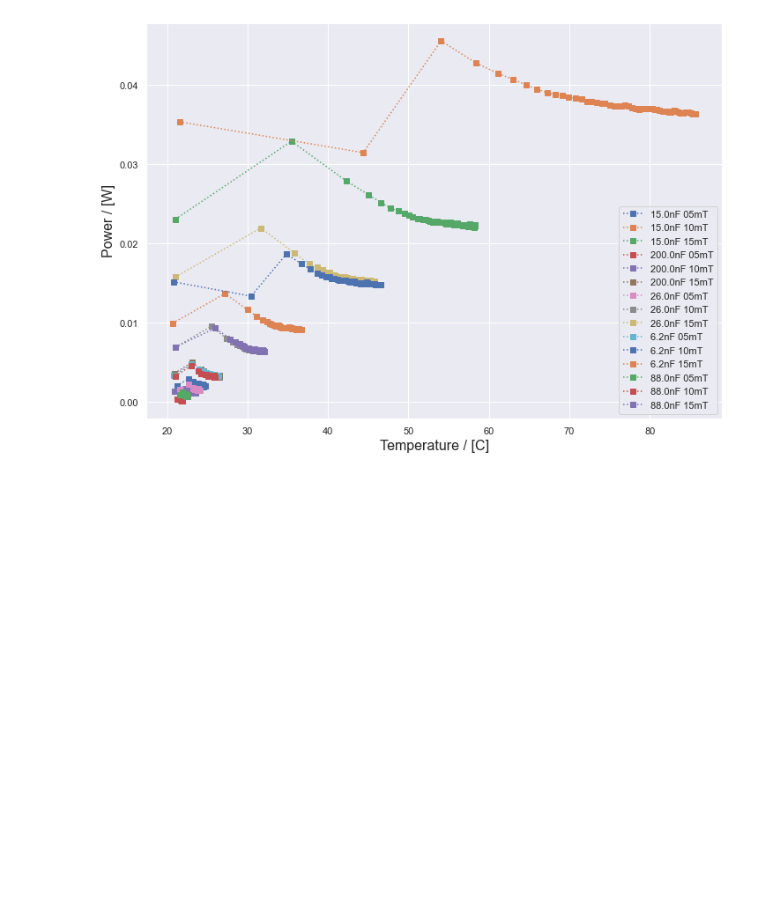
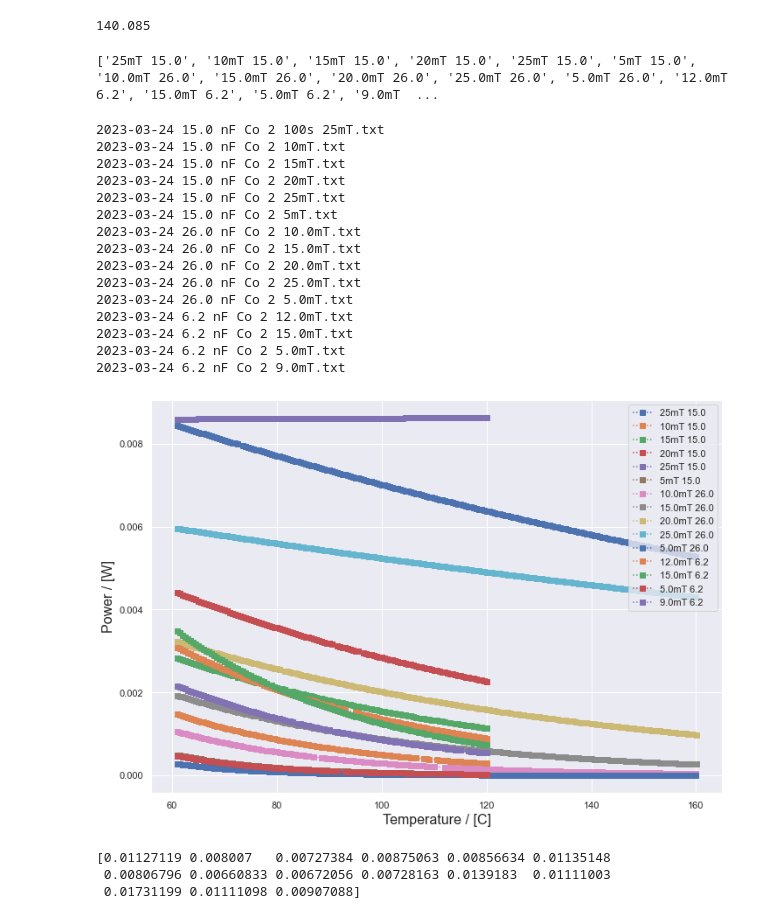
Before and after one commit to nicolai3008/magnetherm, a Jupyter notebook: magnetherm.ipynb, the cells around one changed output. Drawn from its saved outputs; the diff is of its cells as text; code cells hidden in the pictures; blank space fills up the shorter version.

```diff
--- a/magnetherm.ipynb
+++ b/magnetherm.ipynb
@@ -204,22 +204,18 @@ class Power():
 
         # return theat[11:], heat[11:]
 
-    # def box_lucas(self, m=None, compensate=False, **kwargs):
-        # t, T, theat, Theat, tcool, Tcool, baseline = self.m.split(self.TC)
+    def box_lucas(self):
+        theat, Theat = self.m.df['theat [s]'], self.m.df['Theat [degC]']
+        theat, Theat = theat[~np.isnan(theat)], Theat[~np.isnan(Theat)]
 
-        # if m:
-            # f = lambda t, L, P: P/L*(1-np.exp(-L/(m*self.C)*t))
-            # fp = lambda t, L, P: P/(m*self.C)*np.exp(-L/(m*self.C)*t)
-        # else:
-            # f = lambda t, L, P, m: P/L*(1-np.exp(-L/(m*self.C)*t))
-            # fp = lambda t, L, P, m: P/(m*self.C)*np.exp(-L/(m*self.C)*t)
+        f = lambda t, L, P: P/L*(1-np.exp(-t*L/self.C))
+        fp = lambda t, L, P: P/self.C*np.exp(-t*L/self.C)
 
-        # popt, pcov = curve_fit(f, theat, Theat, **kwargs)
+        popt, pcov = curve_fit(f, theat, Theat, p0=(0.001,0.1))
 
-
-        # return theat, fp(theat, *popt)*self.C
+        return theat, fp(theat, *popt)*self.C, popt[1]
 # %%
-path = "C:/Users/nicol/OneDrive - Danmarks Tekniske Universitet/Skrivebord/DTU - Fysik og Nano/7. Semester/10316 Materials design with machine learning/magnetherm/data/"
+path = "C:/Users/nicol/OneDrive - Danmarks Tekniske Universitet/Skrivebord/DTU - Fysik og Nano/7. Semester/10316 Materials design with machine learning/magnetherm/data/Cobalt Big/"
 from os import listdir
 from os.path import isfile, join
 onlyfiles = [f for f in listdir(path) if isfile(join(path, f))]
@@ -233,37 +229,68 @@ Ir_d = 22.56 # g/cm^3
 
 
 C = (Pt_HC*0.935+ Ir_HC*0.065) # J/(g*K)
+print(C*1000)
 Mass = (Pt_d*0.935+ Ir_d*0.065)*V # g
+
+Mass = 0.02247/1000 # kg
+C = 418.68 # J/(kg*K)
 
 
 
 exps = [Magnetherm(path+f) for f in onlyfiles]
 F = [exp.freq() for exp in exps]
+# %% [output]
+140.085
 # %%
 list = ["a"]*len(onlyfiles)
 M = np.zeros(len(onlyfiles))
 for i in range(len(onlyfiles)):
     cap = onlyfiles[i].split()[1]
-    mag = onlyfiles[i].split()[-1][:-4]
+    var = onlyfiles[i].split()[-1][:-4]
     M[i] = float(onlyfiles[i].split()[-1][:-6])
-    list[i] = cap+' '+mag
+    list[i] = var+" "+cap
+
+print(list)
+# %% [output]
+['25mT 15.0', '10mT 15.0', '15mT 15.0', '20mT 15.0', '25mT 15.0', '5mT 15.0', '10.0mT 26.0', '15.0mT 26.0', '20.0mT 26.0', '25.0mT 26.0', '5.0mT 26.0', '12.0mT 6.2', '15.0mT 6.2', '5.0mT 6.2', '9.0mT  ...
 # %%
 import seaborn as sns
 import matplotlib.pyplot as plt
 
 sns.set(rc={'figure.figsize': (11.7, 8.27)})
 sns.set_theme()
 P_avg = np.zeros(len(onlyfiles))
 for i, m in enumerate(exps):
-    Tp, Pin, Pin_err = Power(m, C).continuous_slope(N=5)
-    P_avg[i] = np.mean(Pin)
+    print(onlyfiles[i])
+    # Tp, Pin, Pin_err = Power(m, C).continuous_slope(N=5)
+    Tp, Pin, P = Power(m, C).box_lucas()
+    P_avg[i] += np.mean(P)*Mass
     plt.plot(Tp,Pin*Mass, 's:', label=list[i])
 plt.xlabel("Temperature / [C]",size=16)
 plt.ylabel("Power / [W]",size=16)
 plt.legend()
 plt.show()
+print(P_avg)
 # %% [output]
+2023-03-24 15.0 nF Co 2 100s 25mT.txt
+2023-03-24 15.0 nF Co 2 10mT.txt
+2023-03-24 15.0 nF Co 2 15mT.txt
+2023-03-24 15.0 nF Co 2 20mT.txt
+2023-03-24 15.0 nF Co 2 25mT.txt
+2023-03-24 15.0 nF Co 2 5mT.txt
+2023-03-24 26.0 nF Co 2 10.0mT.txt
+2023-03-24 26.0 nF Co 2 15.0mT.txt
+2023-03-24 26.0 nF Co 2 20.0mT.txt
+2023-03-24 26.0 nF Co 2 25.0mT.txt
+2023-03-24 26.0 nF Co 2 5.0mT.txt
+2023-03-24 6.2 nF Co 2 12.0mT.txt
+2023-03-24 6.2 nF Co 2 15.0mT.txt
+2023-03-24 6.2 nF Co 2 5.0mT.txt
+2023-03-24 6.2 nF Co 2 9.0mT.txt
-[figure, old version]
+[figure, new version]
+[0.01127119 0.008007   0.00727384 0.00875063 0.00856634 0.01135148
+ 0.00806796 0.00660833 0.00672056 0.00728163 0.0139183  0.01111003
+ 0.01731199 0.01111098 0.00907088]
 # %%
 print(F)
 print(M)
```
Also changed, not shown: parts of 6 cells of this notebook, 57 other files.
